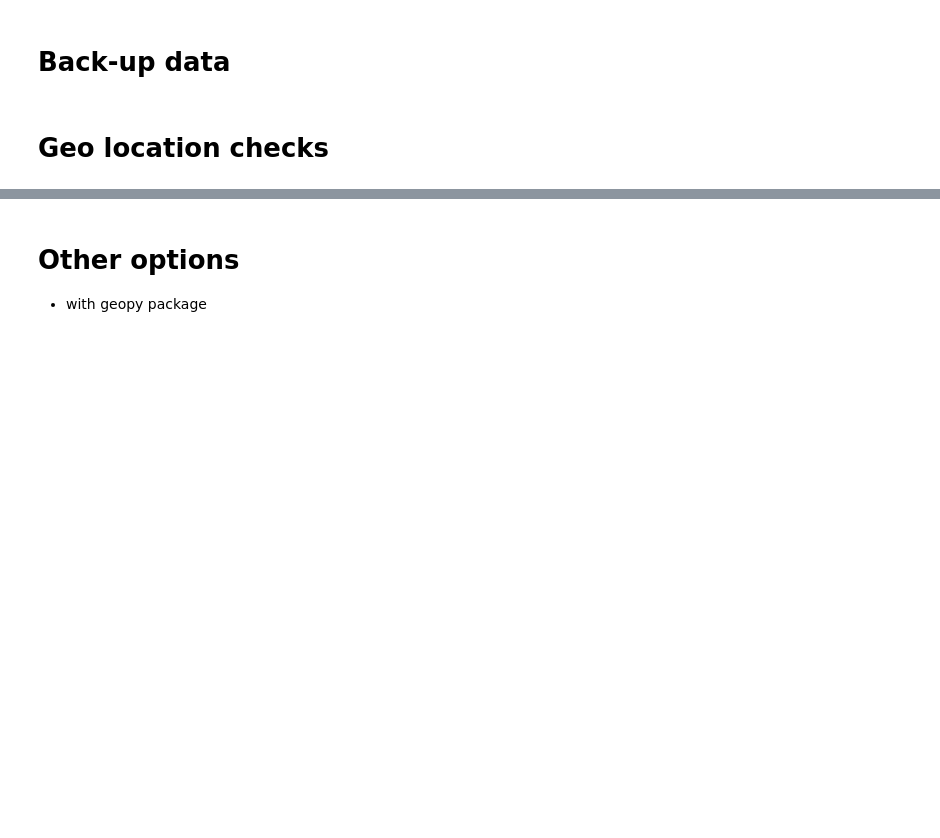
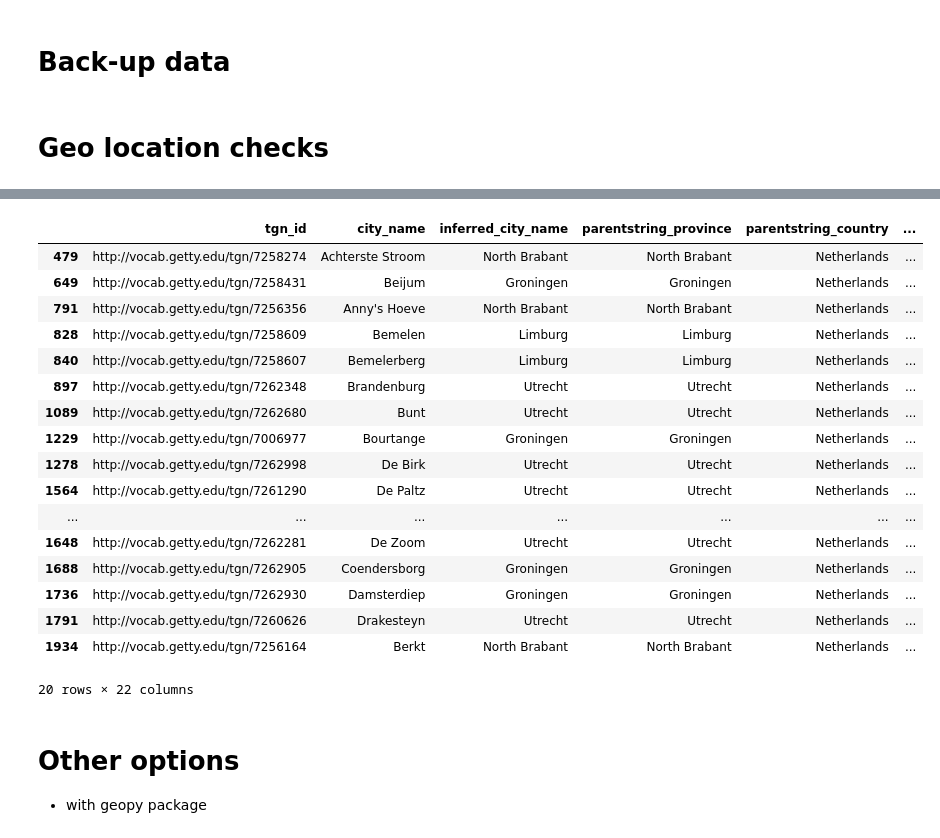
Before and after one commit to velvetbulldozer/getty_ulan, a Jupyter notebook: getty_check_tgn.ipynb, the cells around one changed output, grey strips where cells are left out. Drawn from its saved outputs; the diff is of its cells as text; code cells hidden in the pictures; blank space fills up the shorter version.

```diff
--- a/getty_check_tgn.ipynb
+++ b/getty_check_tgn.ipynb
@@ -384,3 +433,24 @@ df_nl[(df_nl['km_difference'] > 5) & (df_nl['query_look_up'].astype(str).str.con
+# %%
+df_nl[(df_nl['km_difference'] > 5) & ((df_nl['lat_diff'] >= 0.5) & (df_nl['lat_diff'] < 1.5))]
+# %% [output]
+|  | tgn_id | city_name | inferred_city_name | parentstring_province | parentstring_country | ... |
+| 479 | http://vocab.getty.edu/tgn/7258274 | Achterste Stroom | North Brabant | North Brabant | Netherlands | ... |
+| 649 | http://vocab.getty.edu/tgn/7258431 | Beijum | Groningen | Groningen | Netherlands | ... |
+| 791 | http://vocab.getty.edu/tgn/7256356 | Anny's Hoeve | North Brabant | North Brabant | Netherlands | ... |
+| 828 | http://vocab.getty.edu/tgn/7258609 | Bemelen | Limburg | Limburg | Netherlands | ... |
+| 840 | http://vocab.getty.edu/tgn/7258607 | Bemelerberg | Limburg | Limburg | Netherlands | ... |
+| 897 | http://vocab.getty.edu/tgn/7262348 | Brandenburg | Utrecht | Utrecht | Netherlands | ... |
+| 1089 | http://vocab.getty.edu/tgn/7262680 | Bunt | Utrecht | Utrecht | Netherlands | ... |
+| 1229 | http://vocab.getty.edu/tgn/7006977 | Bourtange | Groningen | Groningen | Netherlands | ... |
+| 1278 | http://vocab.getty.edu/tgn/7262998 | De Birk | Utrecht | Utrecht | Netherlands | ... |
+| 1564 | http://vocab.getty.edu/tgn/7261290 | De Paltz | Utrecht | Utrecht | Netherlands | ... |
+| ... | ... | ... | ... | ... | ... | ... |
+| 1648 | http://vocab.getty.edu/tgn/7262281 | De Zoom | Utrecht | Utrecht | Netherlands | ... |
+| 1688 | http://vocab.getty.edu/tgn/7262905 | Coendersborg | Groningen | Groningen | Netherlands | ... |
+| 1736 | http://vocab.getty.edu/tgn/7262930 | Damsterdiep | Groningen | Groningen | Netherlands | ... |
+| 1791 | http://vocab.getty.edu/tgn/7260626 | Drakesteyn | Utrecht | Utrecht | Netherlands | ... |
+| 1934 | http://vocab.getty.edu/tgn/7256164 | Berkt | North Brabant | North Brabant | Netherlands | ... |
+20 rows × 22 columns
 # %% [markdown]
 # Other options
 - with geopy package
```
Also changed, not shown: parts of 7 cells of this notebook.
